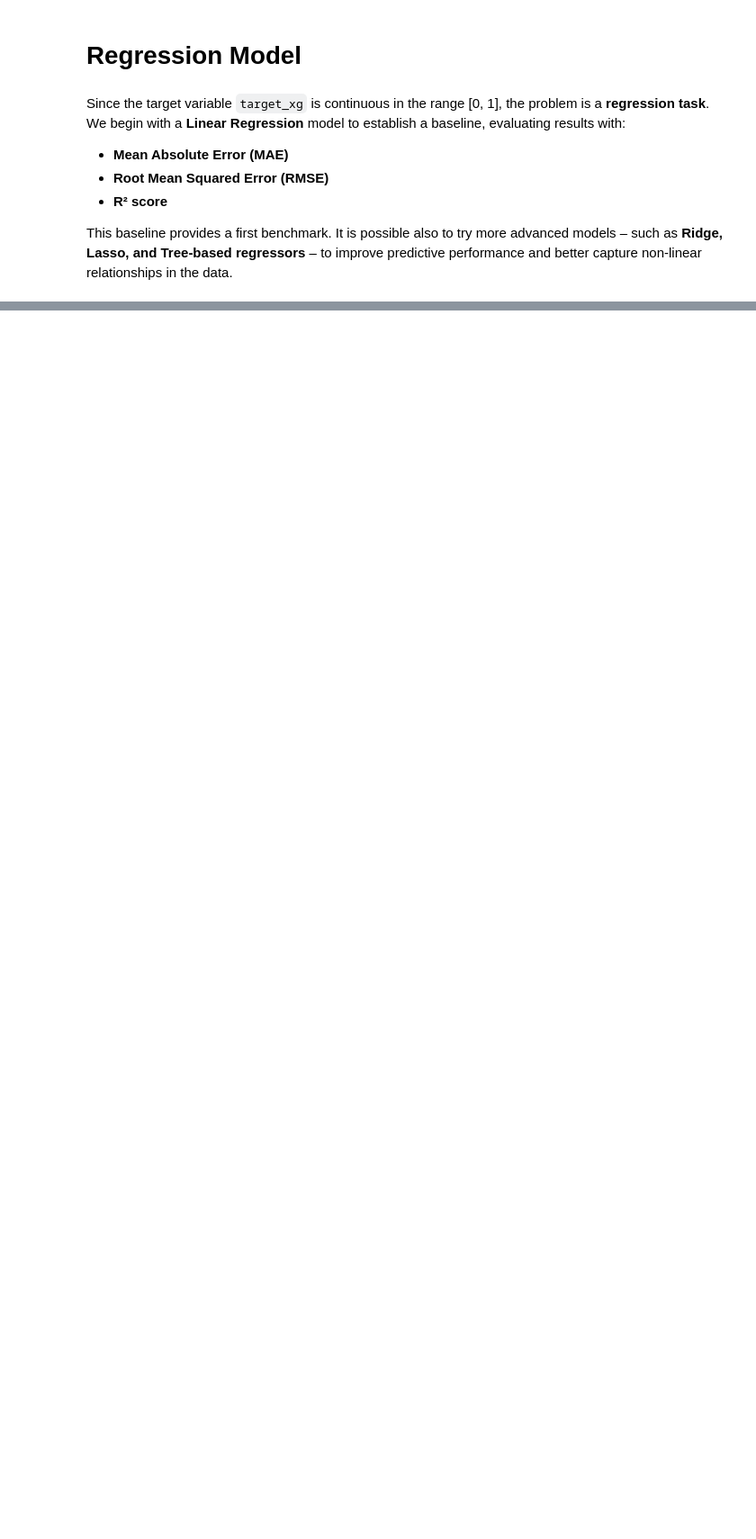
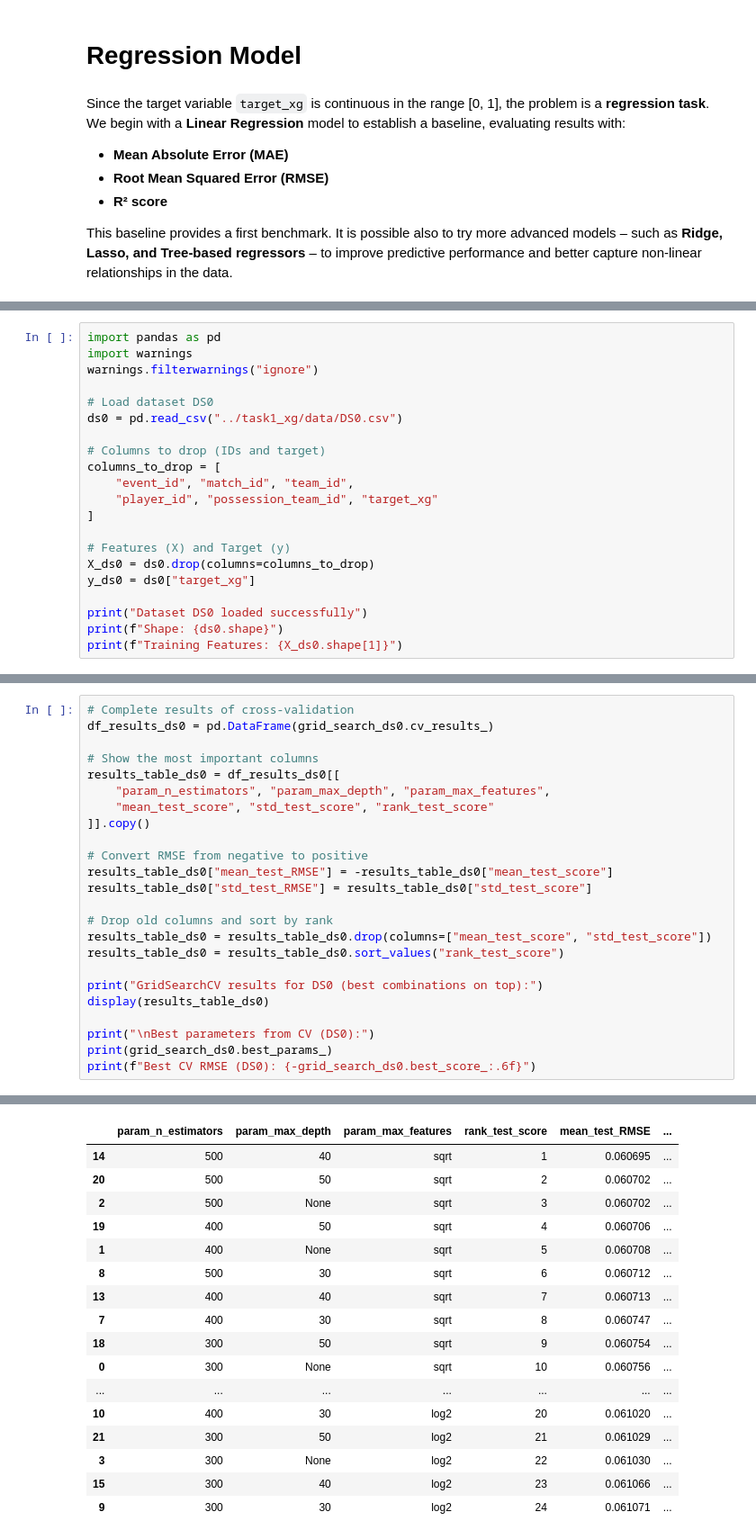
Before and after one commit to Manuele23/Parma-assignment, a Jupyter notebook: task1_xg/04_regression_model.ipynb, the cells around one changed output, grey strips where cells are left out. Shown: that part at 90% size. Drawn from its saved outputs; the diff is of its cells as text; blank space fills up the shorter version.

```diff
--- a/task1_xg/04_regression_model.ipynb
+++ b/task1_xg/04_regression_model.ipynb
@@ -13,0 +16,21 @@ This baseline provides a first benchmark. It is possible also to try more advanc
+# %%
+import pandas as pd
+import warnings
+warnings.filterwarnings("ignore")
+
+# Load dataset DS0
+ds0 = pd.read_csv("../task1_xg/data/DS0.csv")
+
+# Columns to drop (IDs and target)
+columns_to_drop = [
+    "event_id", "match_id", "team_id",
+    "player_id", "possession_team_id", "target_xg"
+]
+
+# Features (X) and Target (y)
+X_ds0 = ds0.drop(columns=columns_to_drop)
+y_ds0 = ds0["target_xg"]
+
+print("Dataset DS0 loaded successfully")
+print(f"Shape: {ds0.shape}")
+print(f"Training Features: {X_ds0.shape[1]}")
@@ -13,0 +92,25 @@ This baseline provides a first benchmark. It is possible also to try more advanc
+# %%
+# Complete results of cross-validation
+df_results_ds0 = pd.DataFrame(grid_search_ds0.cv_results_)
+
+# Show the most important columns
+results_table_ds0 = df_results_ds0[[
+    "param_n_estimators", "param_max_depth", "param_max_features",
+    "mean_test_score", "std_test_score", "rank_test_score"
+]].copy()
+
+# Convert RMSE from negative to positive
+results_table_ds0["mean_test_RMSE"] = -results_table_ds0["mean_test_score"]
+results_table_ds0["std_test_RMSE"] = results_table_ds0["std_test_score"]
+
+# Drop old columns and sort by rank
+results_table_ds0 = results_table_ds0.drop(columns=["mean_test_score", "std_test_score"])
+results_table_ds0 = results_table_ds0.sort_values("rank_test_score")
+
+print("GridSearchCV results for DS0 (best combinations on top):")
+display(results_table_ds0)
+
+print("\nBest parameters from CV (DS0):")
+print(grid_search_ds0.best_params_)
+print(f"Best CV RMSE (DS0): {-grid_search_ds0.best_score_:.6f}")
+# %% [output]
@@ -13,0 +118,17 @@ This baseline provides a first benchmark. It is possible also to try more advanc
+|  | param_n_estimators | param_max_depth | param_max_features | rank_test_score | mean_test_RMSE | ... |
+| 14 | 500 | 40 | sqrt | 1 | 0.060695 | ... |
+| 20 | 500 | 50 | sqrt | 2 | 0.060702 | ... |
+| 2 | 500 | None | sqrt | 3 | 0.060702 | ... |
+| 19 | 400 | 50 | sqrt | 4 | 0.060706 | ... |
+| 1 | 400 | None | sqrt | 5 | 0.060708 | ... |
+| 8 | 500 | 30 | sqrt | 6 | 0.060712 | ... |
+| 13 | 400 | 40 | sqrt | 7 | 0.060713 | ... |
+| 7 | 400 | 30 | sqrt | 8 | 0.060747 | ... |
+| 18 | 300 | 50 | sqrt | 9 | 0.060754 | ... |
+| 0 | 300 | None | sqrt | 10 | 0.060756 | ... |
+| ... | ... | ... | ... | ... | ... | ... |
+| 10 | 400 | 30 | log2 | 20 | 0.061020 | ... |
+| 21 | 300 | 50 | log2 | 21 | 0.061029 | ... |
+| 3 | 300 | None | log2 | 22 | 0.061030 | ... |
+| 15 | 300 | 40 | log2 | 23 | 0.061066 | ... |
+| 9 | 300 | 30 | log2 | 24 | 0.061071 | ... |
```
Also changed, not shown: parts of 15 cells of this notebook, 5 other files.
